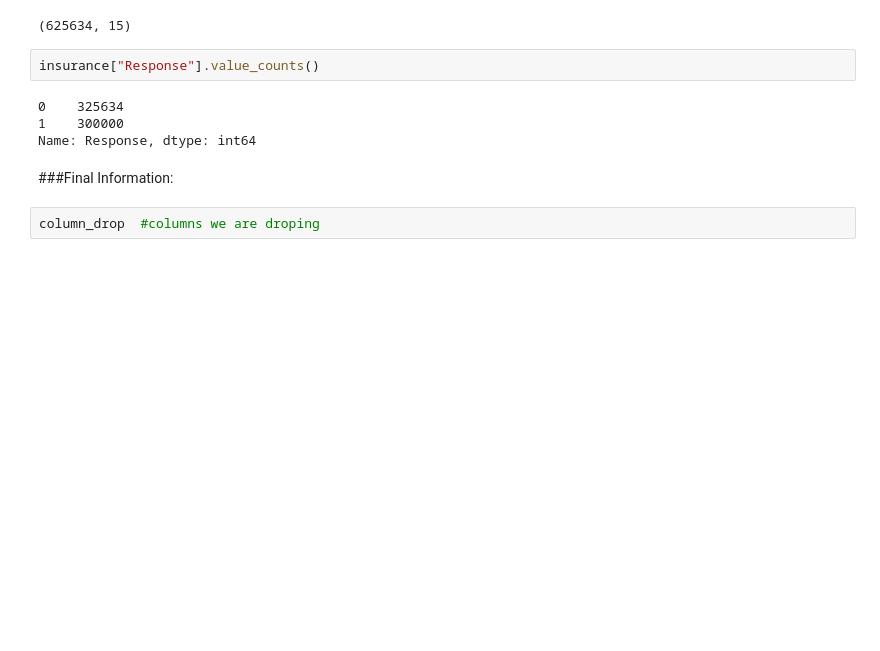
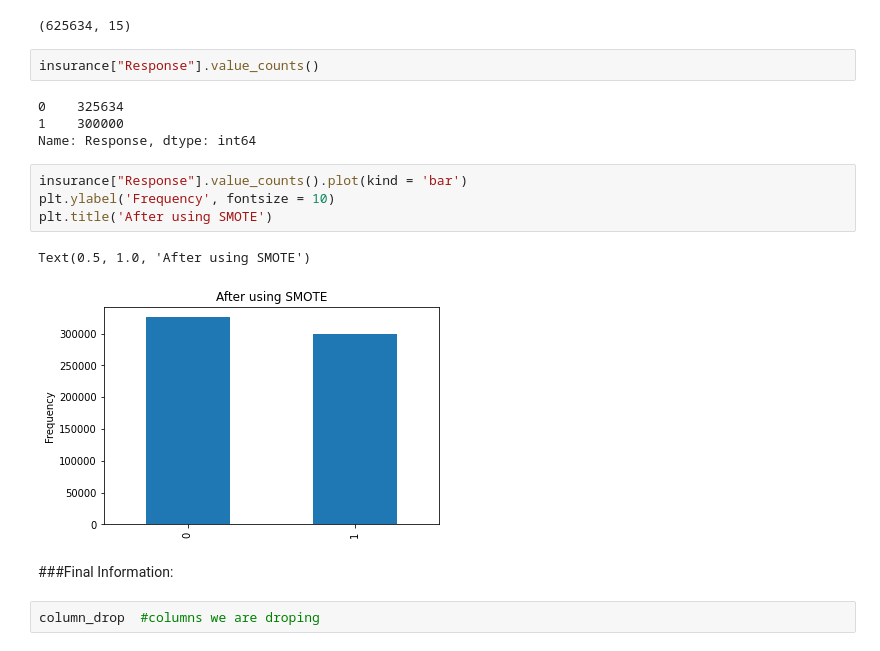
Before and after one commit to gauriagarwal18/HEALTH-INSURANCE-CROSS-SELL-PREDICTION, a Jupyter notebook: HEALTH_INSURANCE_CROSS_SELL_PREDICTION.ipynb, the cells around one changed output. Cells and saved outputs as stored; diff of their text form; blank space fills up the shorter version.

```diff
--- a/HEALTH_INSURANCE_CROSS_SELL_PREDICTION.ipynb
+++ b/HEALTH_INSURANCE_CROSS_SELL_PREDICTION.ipynb
@@ -622,6 +650,13 @@ insurance["Response"].value_counts()
 0    325634
 1    300000
 Name: Response, dtype: int64
+# %%
+insurance["Response"].value_counts().plot(kind = 'bar')
+plt.ylabel('Frequency', fontsize = 10)
+plt.title('After using SMOTE')
+# %% [output]
+Text(0.5, 1.0, 'After using SMOTE')
+[figure, added]
 # %% [markdown]
 ###Final Information:
 # %%
```
Also changed, not shown: parts of 28 cells of this notebook.
